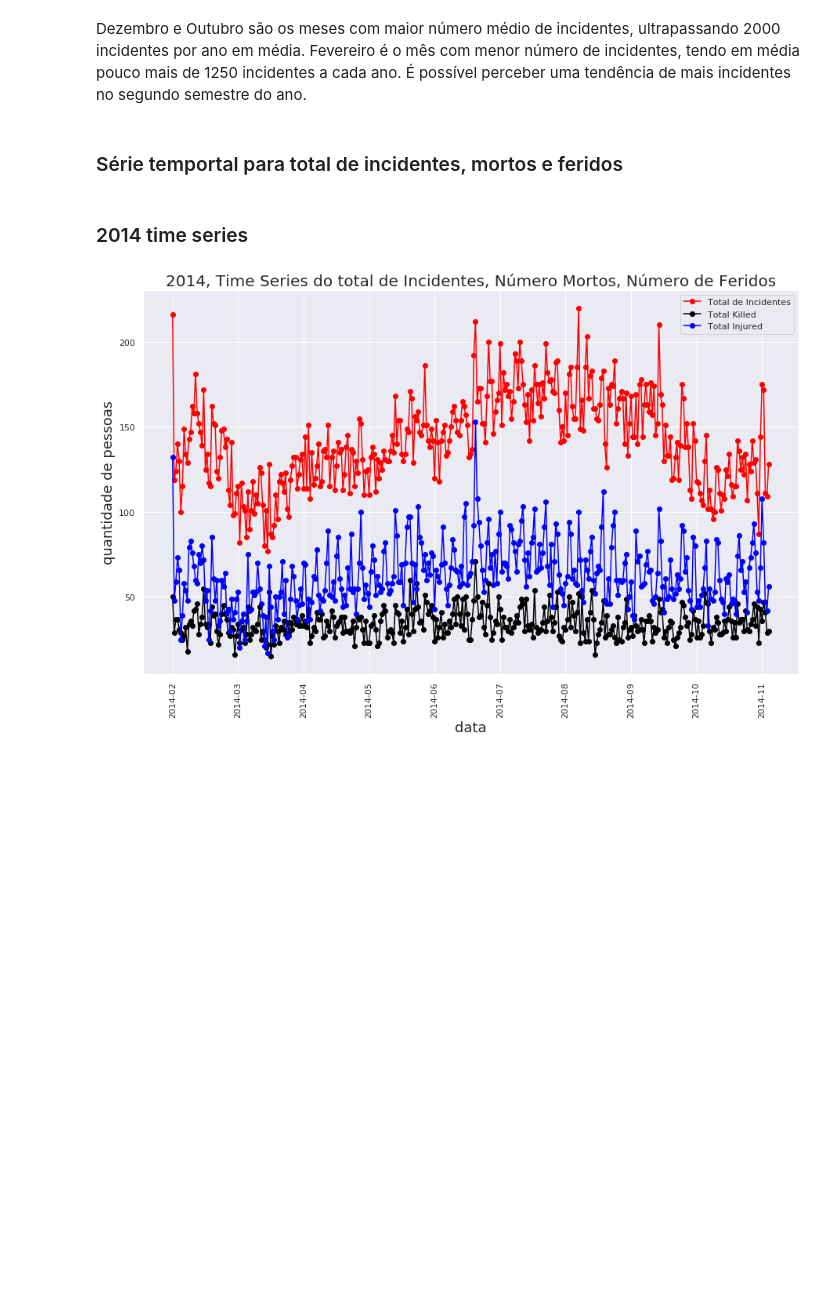
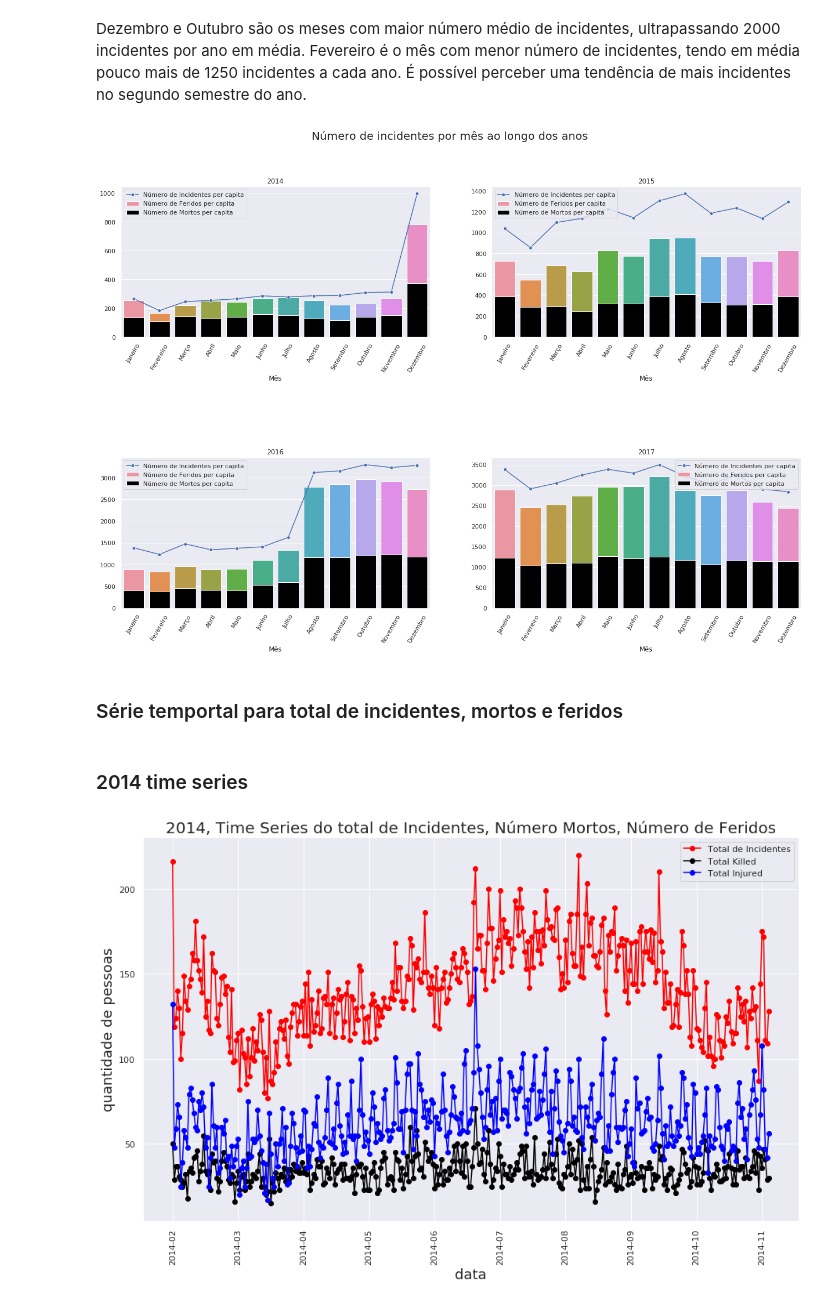
Before and after one commit to PedroPrisxzma/DataScience-Project, a Jupyter notebook: notebooks/Exploratory_Analysis.ipynb, the cells around one changed output. Saved outputs shown, nothing was run; the diff lists cells and outputs as text; code cells hidden in the pictures; blank space fills up the shorter version.

```diff
--- a/notebooks/Exploratory_Analysis.ipynb
+++ b/notebooks/Exploratory_Analysis.ipynb
@@ -312,6 +302,37 @@ Text(0, 0.5, 'Número de Incidentes')
 Dezembro e Outubro são os meses com maior número médio de incidentes, ultrapassando 2000 incidentes por ano em média.
 Fevereiro é o mês com menor número de incidentes, tendo em média pouco mais de 1250 incidentes a cada ano.
 É possível perceber uma tendência de mais incidentes no segundo semestre do ano.
+# %%
+fig = plt.figure(figsize=(22, 14))
+fig.subplots_adjust(hspace=0.8, wspace=0.2)
+fig.suptitle('Número de incidentes por mês ao longo dos anos', fontsize=20)
+
+
+for index, year in enumerate(range(2014, 2018)):
+    ax = fig.add_subplot(2,2,index+1)
+
+    incidents_per_year[year]['total_killed_injured'] = (incidents_per_year[year]['n_injured'] +
+                                                        incidents_per_year[year]['n_killed'])
+
+    # Define o plot
+    sns.lineplot(x='month', y='number_of_incidents', marker='o',
+                         data=incidents_per_year[year], label='Número de Incidentes per capita', sort=False)
+    sns.barplot(x='month', y='total_killed_injured',
+                         data=incidents_per_year[year], label='Número de Feridos per capita')
+    sns.barplot(x='month', y='n_killed', color="black",
+                         data=incidents_per_year[year], label='Número de Mortos per capita')
+
+    # Título do plot
+    plt.title(year)
+    # Nome do eixo x
+    plt.xlabel('Mês')
+    # Nome do eixo y
+    plt.ylabel('')
+    # Rotaciona nomes no eixo x
+    plt.xticks(rotation=60)
+    plt.legend()
+# %% [output]
+[figure, added]
 # %% [markdown]
 ###  Série temportal para total de incidentes, mortos e feridos
 # %%
```
Also changed, not shown: parts of 3 cells of this notebook.
